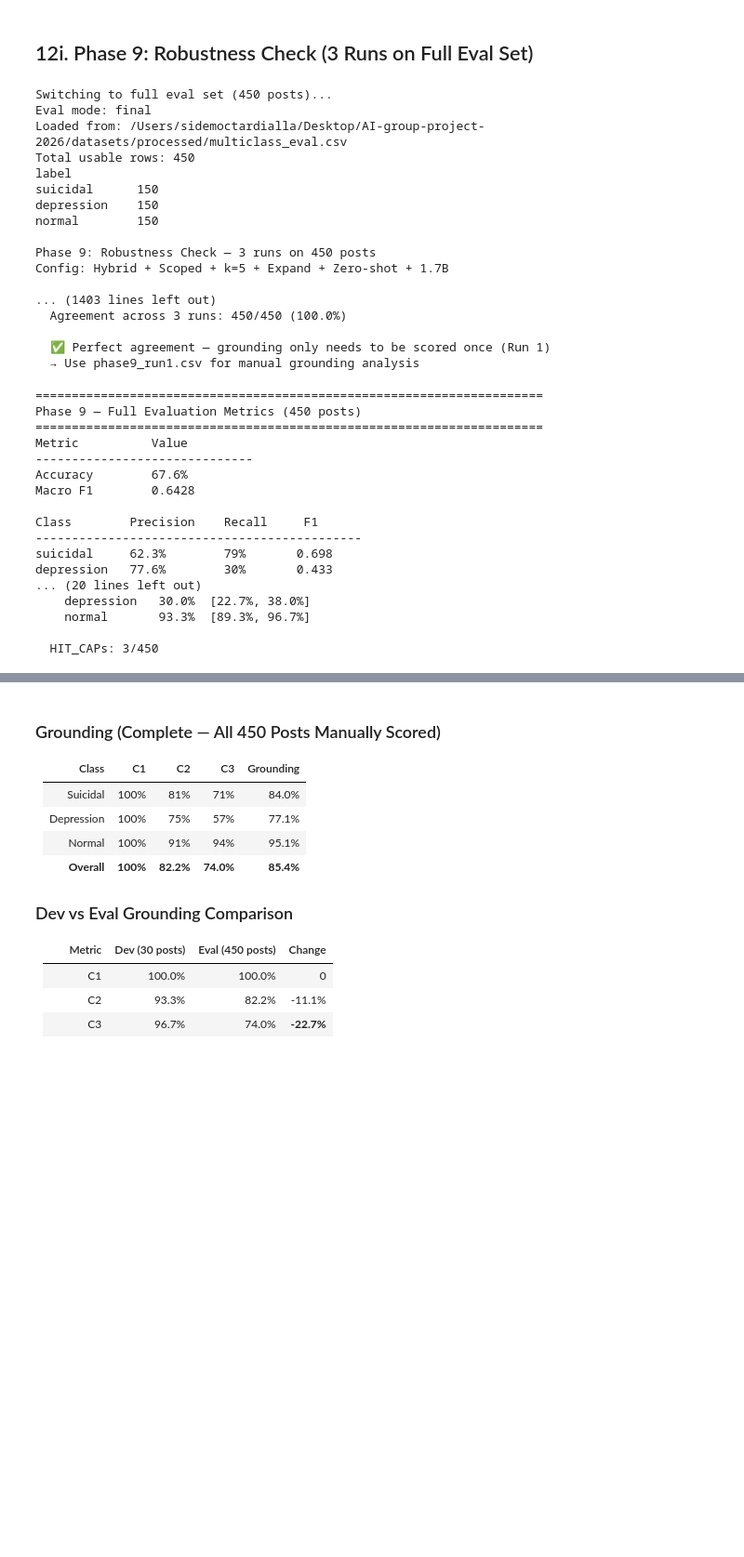
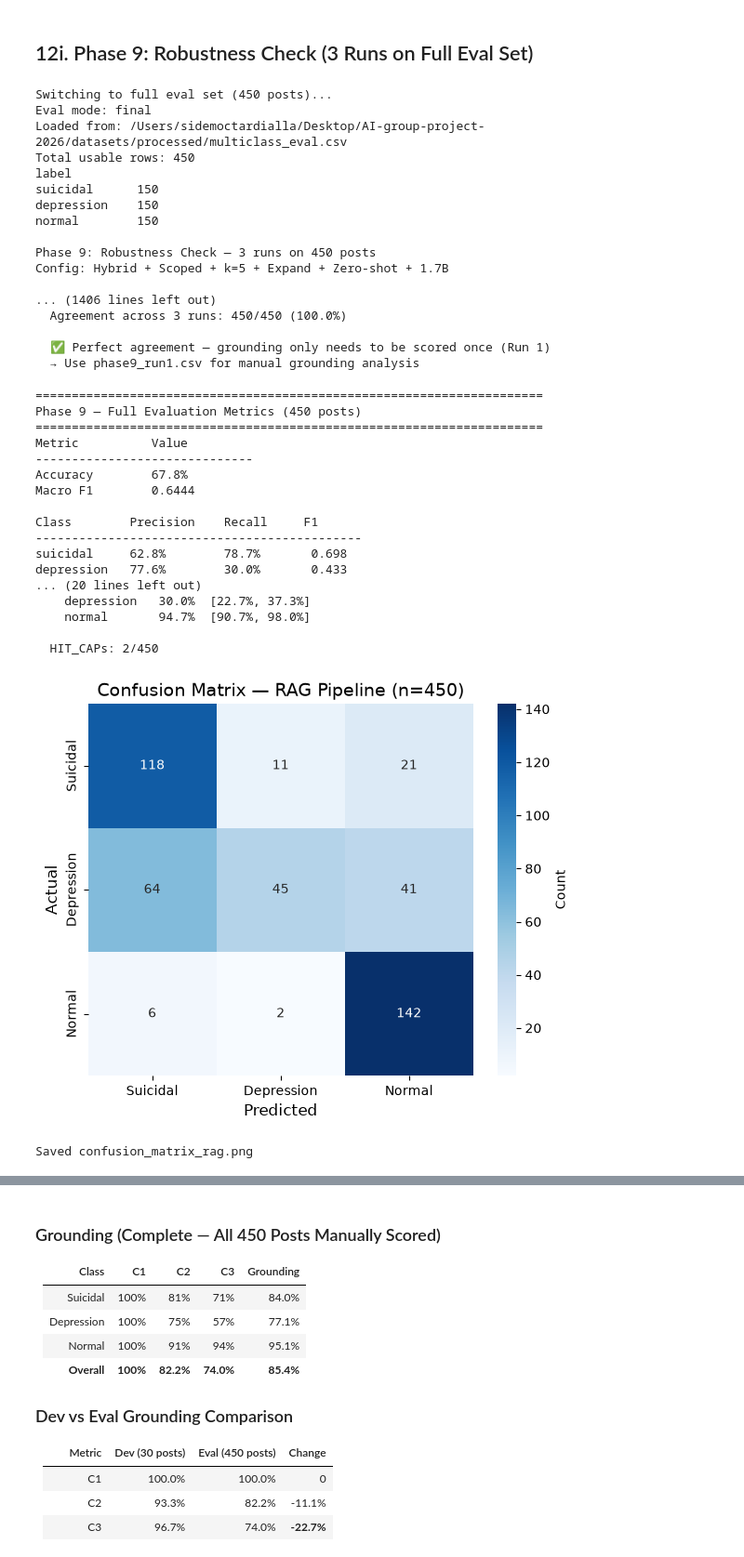
Before and after one commit to Side941/AI-group-project-2026, a Jupyter notebook: notebooks/analysis.ipynb, the cells around one changed output, grey strips where cells are left out. Shown at 93% size. Cells and saved outputs as stored; diff of their text form; code cells hidden in the pictures; blank space fills up the shorter version.

```diff
--- a/notebooks/analysis.ipynb
+++ b/notebooks/analysis.ipynb
@@ -3687,6 +3726,10 @@ for run_idx in range(1, 4):
 
     results = run_phase(f"Phase 9 Run {run_idx}", configs, save_as=f"phase9_run{run_idx}", cfg=CFG_FINAL)
     phase9_results.update(results)
+    for name, res in results.items():
+        times = [r["llm_total_s"] for r in res]
+        mean_time = sum(times) / len(times)
+        print(f"  {name} latency: {mean_time:.2f}s/post")
 
 # Restore
 retrievers["hybrid"] = original_hybrid
@@ -3735,7 +3778,7 @@ normal        150
 Phase 9: Robustness Check — 3 runs on 450 posts
 Config: Hybrid + Scoped + k=5 + Expand + Zero-shot + 1.7B
 
-... (1403 lines left out)
+... (1406 lines left out)
   Agreement across 3 runs: 450/450 (100.0%)
 
   ✅ Perfect agreement — grounding only needs to be scored once (Run 1)
@@ -3779,7 +3822,7 @@ for i, cls in enumerate(labels):
     p = precision_score(y_true, y_pred, labels=labels, average=None, zero_division=0)[i]
     r = recall_score(y_true, y_pred, labels=labels, average=None, zero_division=0)[i]
     f = f1_score(y_true, y_pred, labels=labels, average=None, zero_division=0)[i]
-    print(f"{cls:<12} {p:.1%}        {r:.0%}       {f:.3f}")
+    print(f"{cls:<12} {p:.1%}        {r:.1%}       {f:.3f}")
 
 # --- Confusion matrix ---
 print(f"\n{'='*70}")
@@ -3838,18 +3881,54 @@ Phase 9 — Full Evaluation Metrics (450 posts)
 ======================================================================
 Metric          Value
 ------------------------------
-Accuracy        67.6%
-Macro F1        0.6428
+Accuracy        67.8%
+Macro F1        0.6444
 
 Class        Precision    Recall     F1
 ---------------------------------------------
-suicidal     62.3%        79%       0.698
-depression   77.6%        30%       0.433
+suicidal     62.8%        78.7%       0.698
+depression   77.6%        30.0%       0.433
 ... (20 lines left out)
-    depression   30.0%  [22.7%, 38.0%]
-    normal       93.3%  [89.3%, 96.7%]
+    depression   30.0%  [22.7%, 37.3%]
+    normal       94.7%  [90.7%, 98.0%]
 
-  HIT_CAPs: 3/450
+  HIT_CAPs: 2/450
+# %%
+import matplotlib.pyplot as plt
+import numpy as np
+import seaborn as sns
+
+# Updated confusion matrix data
+classes = ['Suicidal', 'Depression', 'Normal']
+cm = np.array([
+    [118, 11, 21],
+    [64, 45, 41],
+    [6, 2, 142]
+])
+
+# Create heatmap
+plt.figure(figsize=(6, 5))
+sns.heatmap(cm,
+            annot=True,
+            fmt='d',
+            cmap='Blues',
+            xticklabels=classes,
+            yticklabels=classes,
+            cbar_kws={'label': 'Count'})
+
+plt.xlabel('Predicted', fontsize=12)
+plt.ylabel('Actual', fontsize=12)
+plt.title('Confusion Matrix — RAG Pipeline (n=450)', fontsize=14)
+
+# Save as high-res image
+plt.tight_layout()
+plt.savefig('confusion_matrix_rag.png', dpi=300, bbox_inches='tight')
+plt.show()
+
+print("Saved confusion_matrix_rag.png")
+# %% [output]
+[figure, added]
+Saved confusion_matrix_rag.png
 # %%
 # ============================================================================
 # 12i. Phase 9 Grounding Analysis (Manual Scores — Full Eval Set)
```
Also changed, not shown: parts of 26 cells of this notebook, 11 other files.
